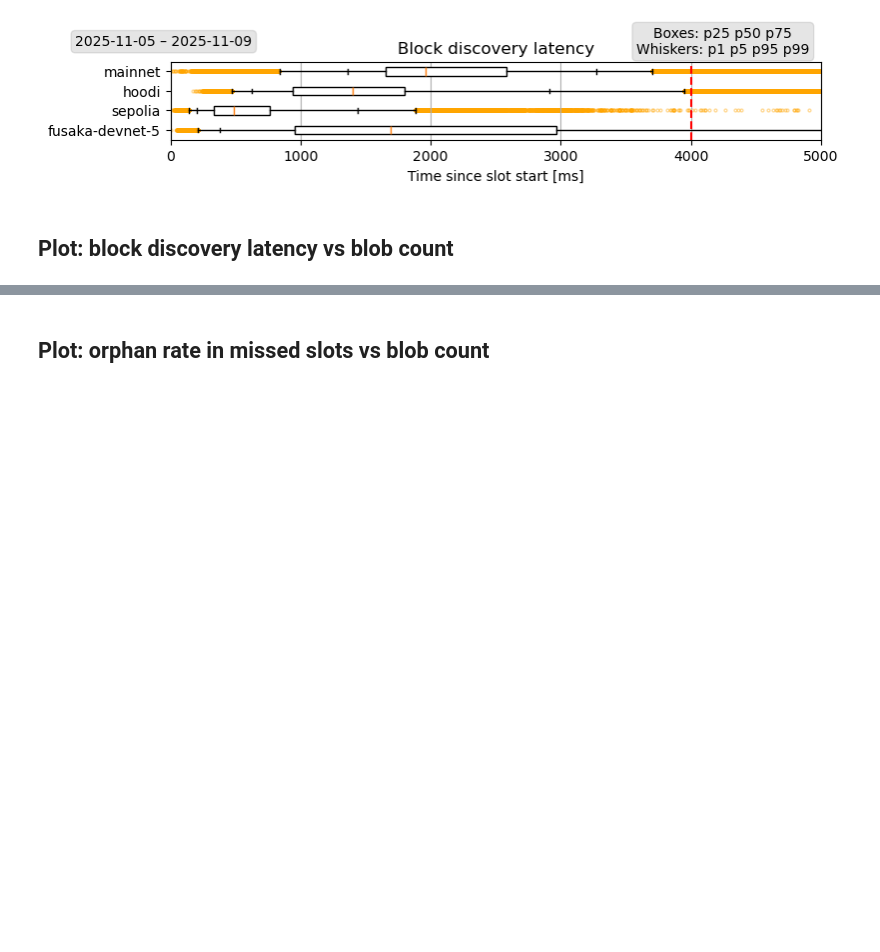
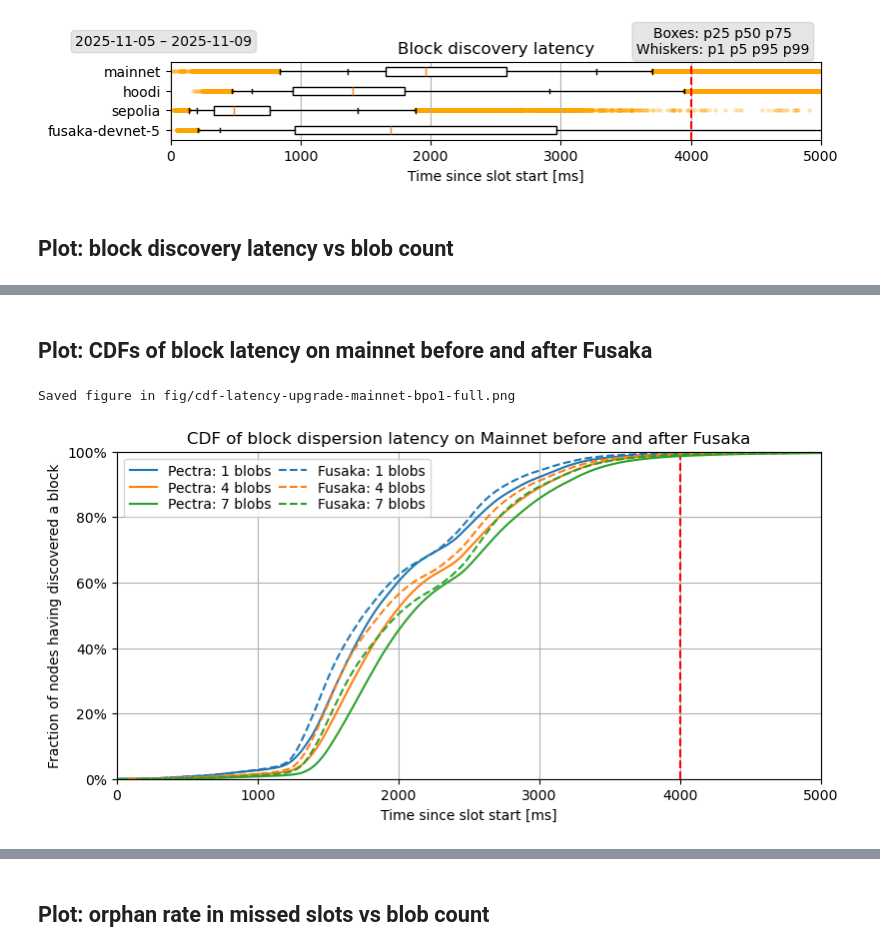
Before and after one commit to chainbound/blob-seeder-data, a Jupyter notebook: xatu_queries_plots.ipynb, the cells around one changed output, grey strips where cells are left out. Drawn from its saved outputs; the diff is of its cells as text; code cells hidden in the pictures; blank space fills up the shorter version.

```diff
--- a/xatu_queries_plots.ipynb
+++ b/xatu_queries_plots.ipynb
@@ -792,0 +888,42 @@ Saved figure in fig/latency-mainnet-peerdas-bpo0.png
+# %% [markdown]
+## Plot: CDFs of block latency on mainnet before and after Fusaka
+# %%
+network = 'mainnet' # mainnet
+plottype = 'full' # full, zoom
+
+sampled_blobs = [1, 4, 7]
+x_pectra, y_pectra = transformDatasetToCDF(FILE_LATENCIES_MAINNET_PECTRA, FILE_BLOBS_MAINNET_PECTRA, sampled_blobs)
+x_fusaka, y_fusaka = transformDatasetToCDF(FILE_LATENCIES_MAINNET_FUSAKA, FILE_BLOBS_MAINNET_FUSAKA, sampled_blobs)
+
+fig, ax = plt.subplots(1, 1, constrained_layout=True, figsize=(8, 4))
+addgrid(ax)
+ax.axvline(x=4000, color='red', linestyle='--')
+
+linecolor = ['tab:blue', 'tab:orange', 'tab:green', 'tab:red', 'tab:purple', 'tab:brown']
+for i, blob in enumerate(x_pectra.keys()):
+    ax.plot(x_pectra[blob], y_pectra[blob], label=f"Pectra: {blob} blobs", color=linecolor[i], linestyle='solid')
+for i, blob in enumerate(x_fusaka.keys()):
+    ax.plot(x_fusaka[blob], y_fusaka[blob], label=f"Fusaka: {blob} blobs", color=linecolor[i], linestyle='dashed')
+
+if plottype == 'full':
+    ax.set_xlim(0, 5000)
+    ax.set_ylim(0, 1)
+elif plottype == 'zoom':
+    ax.set_xlim(1000, 1500)
+    ax.set_ylim(0, 0.5)
+
+ax.yaxis.set_major_formatter(ticker.FuncFormatter(lambda x, pos: f"{x*100:.0f}%"))
+
+ax.set_xlabel('Time since slot start [ms]')
+ax.set_ylabel('Fraction of nodes having discovered a block')
+ax.set_title('CDF of block dispersion latency on Mainnet before and after Fusaka')
+
+ax.legend(loc='upper left', ncol=2, columnspacing=0.5, labelspacing=0.2)
+#ncol=1, columnspacing=1, borderaxespad=1, columnspacing=0.5, handletextpad=0.5, labelspacing=0.1)
+
+saveFig(f"cdf-latency-upgrade-{SCENARIO}-{plottype}")
+plt.show()
+x_pectra, y_pectra, x_fusaka, y_fusaka = None, None, None, None
+# %% [output]
+Saved figure in fig/cdf-latency-upgrade-mainnet-bpo1-full.png
+[figure, added]
```
Also changed, not shown: parts of 14 cells of this notebook.
